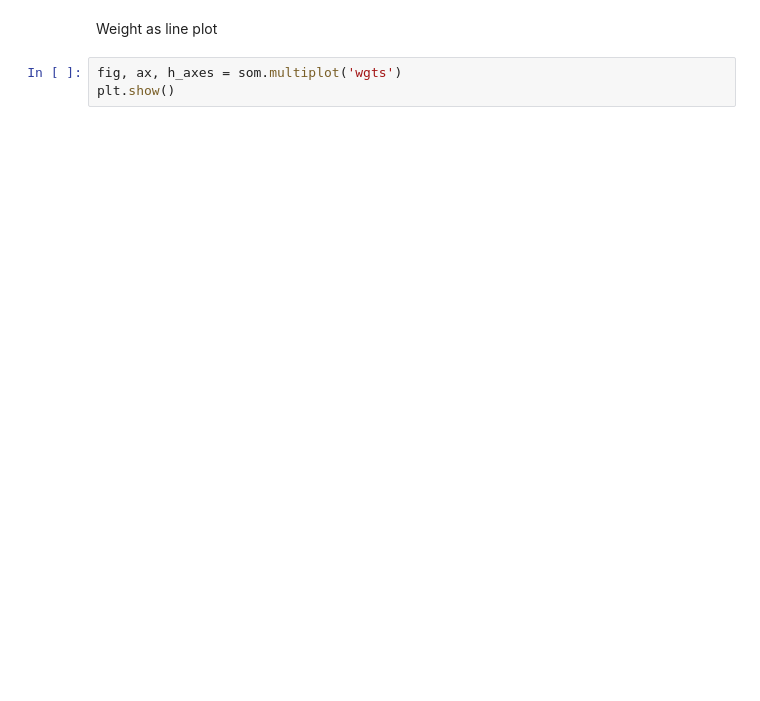
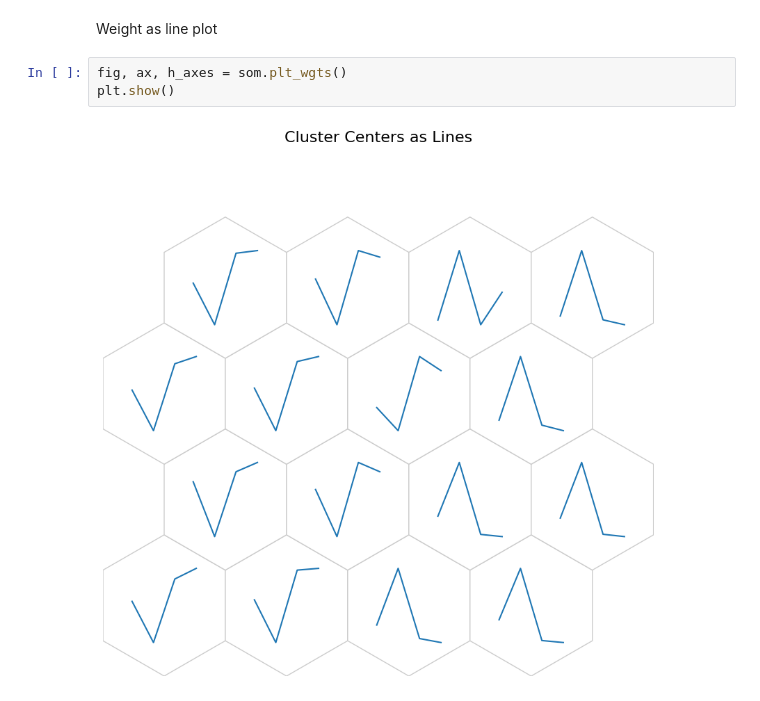
Before and after one commit to amir-jafari/SOM, a Jupyter notebook: examples/Tabular/Iris/Iris_training.ipynb, the cells around one changed output. Saved outputs shown, nothing was run; the diff lists cells and outputs as text; blank space fills up the shorter version.

```diff
--- a/examples/Tabular/Iris/Iris_training.ipynb
+++ b/examples/Tabular/Iris/Iris_training.ipynb
@@ -124,5 +139,7 @@ som.plt_pos(inputs=None)
 # %% [markdown]
 Weight as line plot
 # %%
-fig, ax, h_axes = som.multiplot('wgts')
+fig, ax, h_axes = som.plt_wgts()
 plt.show()
+# %% [output]
+[figure, added]
```
Also changed, not shown: parts of 9 cells of this notebook, 6 other files.
